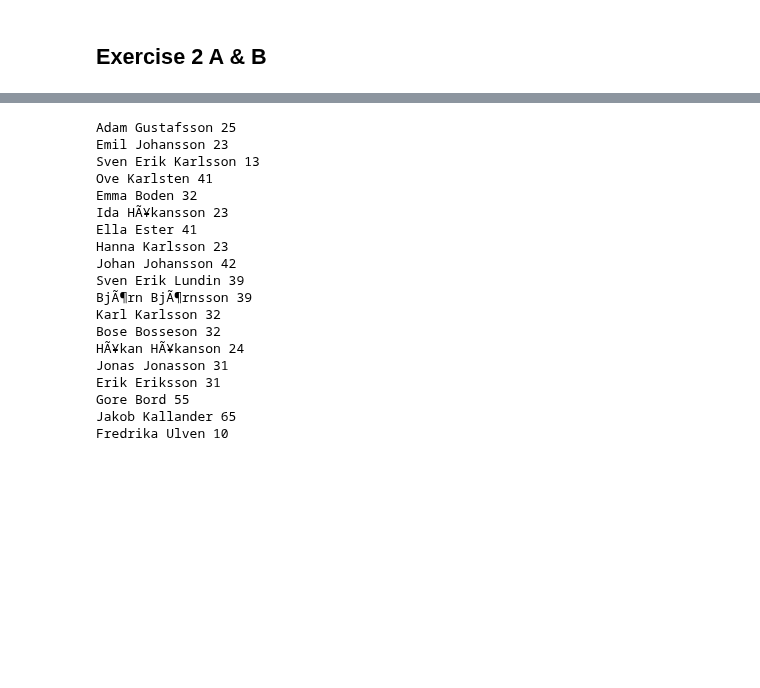
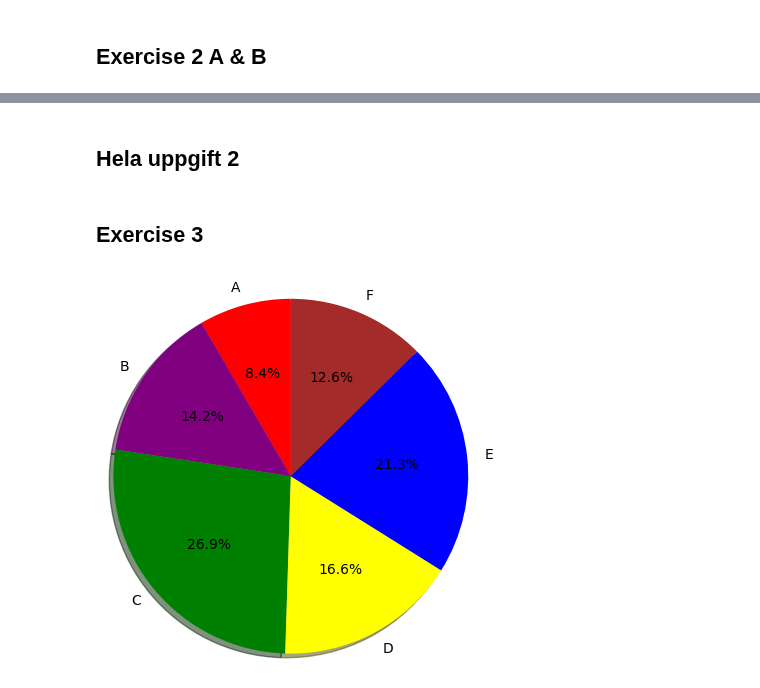
Before and after one commit to Danneftw1/Python-Daniel-Nilsson, a Jupyter notebook: Exercises/Exercises-08.ipynb, the cells around one changed output, grey strips where cells are left out. Cells and saved outputs as stored; diff of their text form; code cells hidden in the pictures; blank space fills up the shorter version.

Commit message:
finished exercise 3 for 08

```diff
--- a/Exercises/Exercises-08.ipynb
+++ b/Exercises/Exercises-08.ipynb
@@ -63,29 +43,2 @@ with open("../Data/test_result.txt", "r") as f, open("../Data/test_result.txt",
-# %%
-import re
-
-
-with open("../Data/test_result.txt", "r") as f, open("../Data/test_result.txt", "a") as a:
-
-    for text in f:
-        text =  text.strip(" \n")
-        print(text)
-# %% [output]
-Adam Gustafsson 25
-Emil Johansson 23
-Sven Erik Karlsson 13
-Ove Karlsten 41
-Emma Boden 32
-Ida HÃ¥kansson 23
-Ella Ester 41
-Hanna Karlsson 23
-Johan Johansson 42
-Sven Erik Lundin 39
-BjÃ¶rn BjÃ¶rnsson 39
-Karl Karlsson 32
-Bose Bosseson 32
-HÃ¥kan HÃ¥kanson 24
-Jonas Jonasson 31
-Erik Eriksson 31
-Gore Bord 55
-Jakob Kallander 65
-Fredrika Ulven 10
+# %% [markdown]
+## Hela uppgift 2
@@ -91,0 +93,26 @@ Fredrika Ulven 10
+# %% [markdown]
+## Exercise 3
+# %%
+import matplotlib.pyplot as plt
+
+
+grades_c = []
+gradehelp = []
+
+
+with open("../data/NPvt19Ma2C.txt", "r") as NPc:
+    for line in NPc:
+        Data = [i for i in line.split()]
+        grades_c.append(Data[0])
+        New_Data = [j for j in Data[1].split('%')]
+
+        gradehelp.append(New_Data[0])
+
+
+    colors = ['red','purple','green','yellow','blue','brown']
+
+    plt.pie(gradehelp, labels = grades_c, colors = colors, startangle=90,
+            shadow = True, radius = 1.2, autopct= '%1.1f%%')
+    plt.show()
+# %% [output]
+[figure, added]
```
Also changed, not shown: parts of 3 cells of this notebook, 4 other files.
